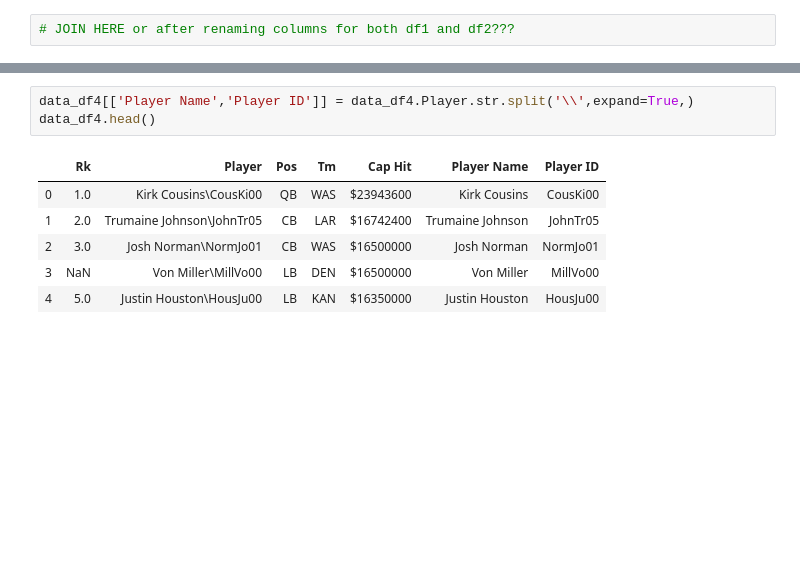
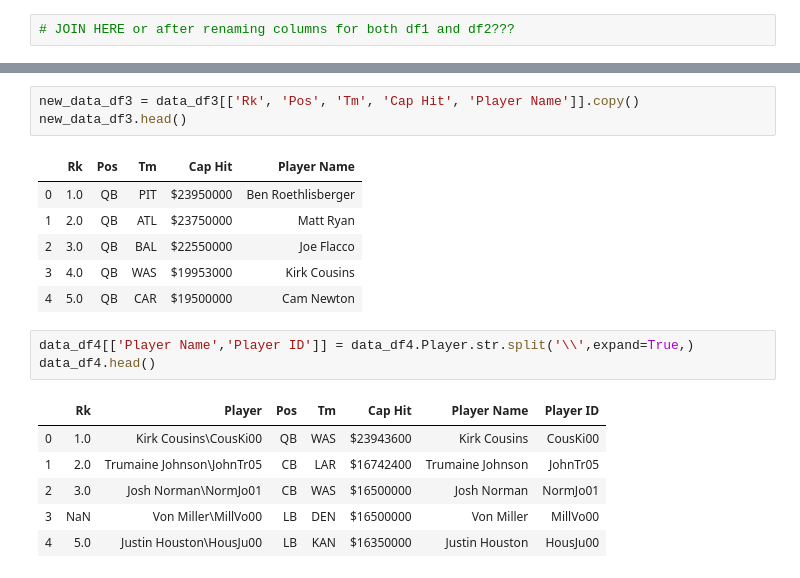
Before and after one commit to paholland/ETL_Project, a Jupyter notebook: Team_ETL.ipynb, the cells around one changed output, grey strips where cells are left out. Cells and saved outputs as stored; diff of their text form; blank space fills up the shorter version.

```diff
--- a/Team_ETL.ipynb
+++ b/Team_ETL.ipynb
@@ -188,3 +188,13 @@ Index(['Rk', 'Player', 'Pos', 'Tm', 'Cap Hit'], dtype='object')
+# %%
+new_data_df3 = data_df3[['Rk', 'Pos', 'Tm', 'Cap Hit', 'Player Name']].copy()
+new_data_df3.head()
+# %% [output]
+|  | Rk | Pos | Tm | Cap Hit | Player Name |
+| 0 | 1.0 | QB | PIT | $23950000 | Ben Roethlisberger |
+| 1 | 2.0 | QB | ATL | $23750000 | Matt Ryan |
+| 2 | 3.0 | QB | BAL | $22550000 | Joe Flacco |
+| 3 | 4.0 | QB | WAS | $19953000 | Kirk Cousins |
+| 4 | 5.0 | QB | CAR | $19500000 | Cam Newton |
 # %%
 data_df4[['Player Name','Player ID']] = data_df4.Player.str.split('\\',expand=True,)
 data_df4.head()
```
Also changed, not shown: parts of 17 cells of this notebook.
